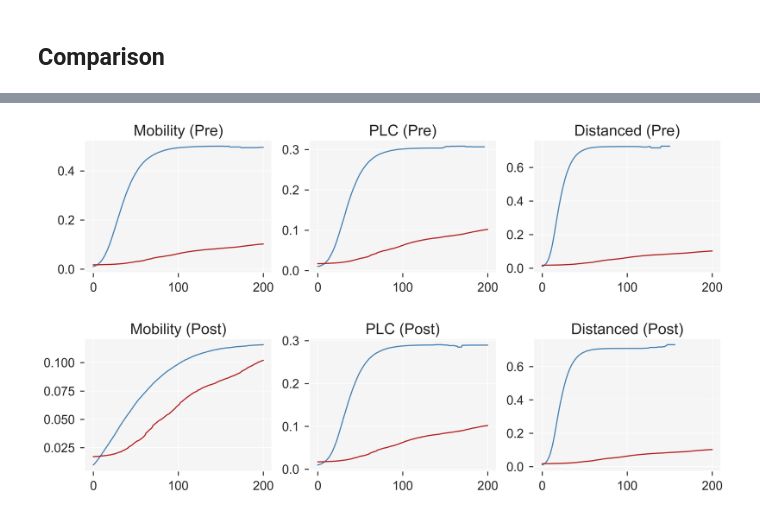
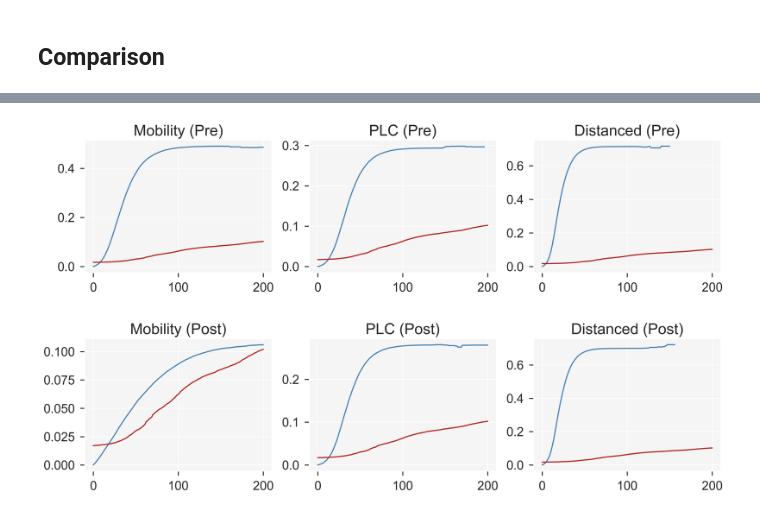
Before and after one commit to leo-pfeiffer/epi-sim, a Jupyter notebook: lib/experiments/4_model_validation.ipynb, the cells around one changed output, grey strips where cells are left out. Drawn from its saved outputs; the diff is of its cells as text; code cells hidden in the pictures.

```diff
--- a/lib/experiments/4_model_validation.ipynb
+++ b/lib/experiments/4_model_validation.ipynb
@@ -69,7 +69,8 @@ def get_data_after_date(df, date: str, max_time=MAX_TIME):
 
 
 def tranform_case_counts(df):
-    first_val = df.loc[0, 'Total cases']
+    # first_val = df.loc[0, 'Total cases']
+    first_val = 0
     new_cases = df['Total cases'].diff().fillna(first_val).values.tolist()
 
     df['New cases'] = [x / POPULATION for x in new_cases]
@@ -116,31 +117,34 @@ def get_wide(name, max_time):
     wide.reset_index(inplace=True)
 
     # calc new cases
-    first_val = (-1) * (wide.loc[0, 'E'] + wide.loc[0, 'I'])
+    # first_val = (-1) * (wide.loc[0, 'E'] + wide.loc[0, 'I'])
+    first_val = 0
     new_cases = (wide['S'].diff().fillna(first_val) * (-1)).values.tolist()
     wide['New cases'] = new_cases
 
     # calc total cases
-    wide['Total cases'] = wide['E'] + wide['I'] + wide['R']
+    wide['Total cases'] = wide['New cases'].cumsum()
+    # wide['Total cases'] = wide['E'] + wide['I'] + wide['R']
 
     return wide
 
+# ===========================
 
-def make_nc_ts(name, max_time):
+def model_tc(name, max_time=MAX_TIME):
+    wide = get_wide(name, max_time)
+    x = wide['time'].values.tolist()
+    y = [c for c in wide['Total cases'].values.tolist()]
+    return x, y
+
+
+def model_nc(name, max_time=MAX_TIME):
     wide = get_wide(name, max_time)
     x = wide['time'].values.tolist()
     y = wide['New cases'].values.tolist()
     return x, y
 
 
-def make_tc_ts(name, max_time):
-    wide = get_wide(name, max_time)
-    x = wide['time'].values.tolist()
-    y = [c for c in wide['Total cases'].values.tolist()]
-    return x, y
-
-
-def make_nc_smooth_ts(name, max_time, p):
+def model_nc_smooth(name, max_time=MAX_TIME, p=3):
     wide = get_wide(name, max_time)
     x = wide['time'].values.tolist()
     y = [c for c in wide['New cases'].rolling(p).mean().values.tolist()]
@@ -148,19 +152,19 @@ def make_nc_smooth_ts(name, max_time, p):
 
 # ===========================
 
-def new_haven_tc(df):
+def empirical_tc(df):
     x = df['Date updated'].values.tolist()
     y = [c / POPULATION for c in df['Total cases'].values.tolist()]
     return x, y
 
 
-def new_haven_nc(df):
+def empirical_nc(df):
     x = df['Date updated'].values.tolist()
     y = [c / POPULATION for c in df['New cases'].values.tolist()]
     return x, y
 
 
-def new_haven_nc_smooth(df, p):
+def empirical_nc_smooth(df, p=3):
     x = df['Date updated'].values.tolist()
     y = [c / POPULATION for c in df['New cases'].rolling(p).mean().values.tolist()]
     return x, y
@@ -170,7 +189,7 @@ def new_haven_nc_smooth(df, p):
 first_wave = make_new_haven_covid(start_date='2020-03-15')
 second_wave = make_new_haven_covid(start_date='2020-10-01')
 # %%
-def comparison_plot(wave_df):
+def comparison_plot(wave_df, model_func, empirical_func):
     matplotlib.style.use('seaborn')
     matplotlib.rcParams['figure.dpi'] = 300
     seaborn.set_context('notebook', font_scale=1.5)
@@ -178,7 +197,7 @@ def comparison_plot(wave_df):
     fig, (r1, r2) = plt.subplots(2, 3, figsize=(15, 8), facecolor='w',
                                  gridspec_kw={'width_ratios': [1, 1, 1]})
 
-    x, y = new_haven_tc(wave_df)
+    x, y = empirical_func(wave_df)
 
     data = [
         {'name': 'seir_mobility_pre_validation', 'title': 'Mobility (Pre)'},
@@ -191,7 +210,7 @@ def comparison_plot(wave_df):
     ]
 
     for ax, d in zip([*r1, *r2], data):
-        ax.plot(*make_tc_ts(d['name'], MAX_TIME), color='steelblue')
+        ax.plot(*model_func(d['name'], MAX_TIME), color='steelblue')
         ax.plot(x, y, color='firebrick')
         ax.set_facecolor('#F5F5F5')
         ax.set_title(d['title'], fontsize=20)
@@ -206,4 +221,4 @@ comparison_plot(first_wave)
 # %%
-comparison_plot(second_wave)
+comparison_plot(second_wave, model_tc, empirical_tc)
 # %% [output]
-[figure, old version]
+[figure, new version]
```
Also changed, not shown: parts of 3 cells of this notebook.
